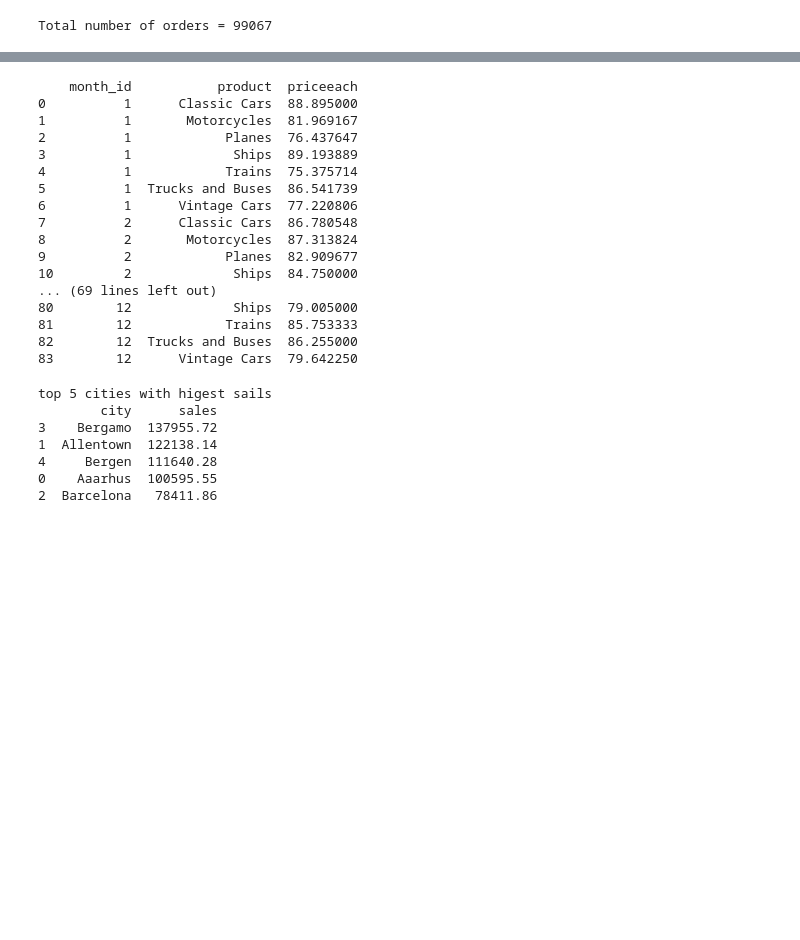
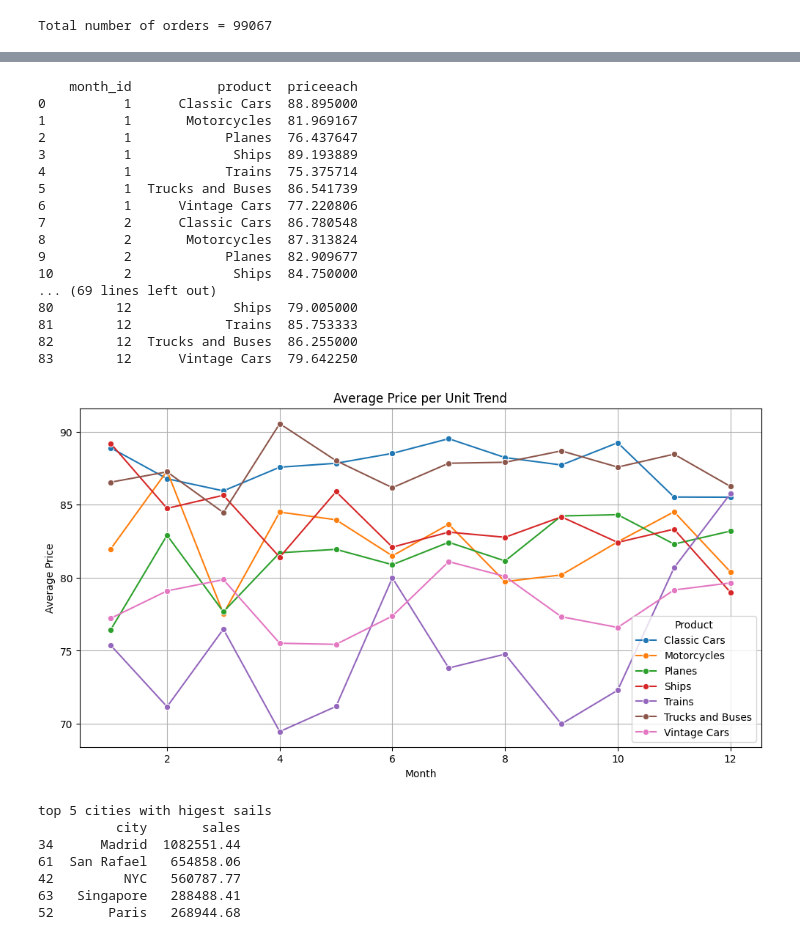
Before and after one commit to khaledICT/KhaledICT, a Jupyter notebook: MWS_WDA_S24_Khaled_Rami.ipynb, the cells around one changed output, grey strips where cells are left out. Saved outputs shown, nothing was run; the diff lists cells and outputs as text; code cells hidden in the pictures; blank space fills up the shorter version.

```diff
--- a/MWS_WDA_S24_Khaled_Rami.ipynb
+++ b/MWS_WDA_S24_Khaled_Rami.ipynb
@@ -195,37 +335,49 @@ Total units sold for each month
 # %%
 #Average price per unit for each month
 pd.set_option("display.max_rows", None) # To view all rows
 df_units=df.groupby(['month_id','product'])
 avg_pricee=df_units['priceeach'].mean().reset_index()
 print(avg_pricee)
+
+# Plotting the average price trend
+plt.figure(figsize=(12, 6))  # Adjust figure size if needed
+sns.lineplot(x='month_id', y='priceeach', hue='product', data=avg_pricee, marker='o')
+plt.title('Average Price per Unit Trend')
+plt.xlabel('Month')
+plt.ylabel('Average Price')
+plt.grid(True)
+plt.legend(title='Product')  # Add a legend to distinguish products
+plt.show()
 # %% [output]
     month_id           product  priceeach
 0          1      Classic Cars  88.895000
 1          1       Motorcycles  81.969167
 2          1            Planes  76.437647
 3          1             Ships  89.193889
 4          1            Trains  75.375714
 5          1  Trucks and Buses  86.541739
 6          1      Vintage Cars  77.220806
 7          2      Classic Cars  86.780548
 8          2       Motorcycles  87.313824
 9          2            Planes  82.909677
 10         2             Ships  84.750000
 ... (69 lines left out)
 80        12             Ships  79.005000
 81        12            Trains  85.753333
 82        12  Trucks and Buses  86.255000
 83        12      Vintage Cars  79.642250
+[figure, added]
 # %%
 ###  top 5 cities with higest sails
 df_top5sales = df.groupby('city')['sales'].sum().reset_index()
+
 print("top 5 cities with higest sails")
-print(df_top5sales.head(5).sort_values(by=['sales'], ascending=False))
+print(df_top5sales[['city', 'sales']].sort_values(by=['sales'], ascending=False).head(5))
 # %% [output]
 top 5 cities with higest sails
-        city      sales
-3    Bergamo  137955.72
-1  Allentown  122138.14
-4     Bergen  111640.28
-0    Aaarhus  100595.55
-2  Barcelona   78411.86
+          city       sales
+34      Madrid  1082551.44
+61  San Rafael   654858.06
+42         NYC   560787.77
+63   Singapore   288488.41
+52       Paris   268944.68
```
Also changed, not shown: parts of 7 cells of this notebook.
